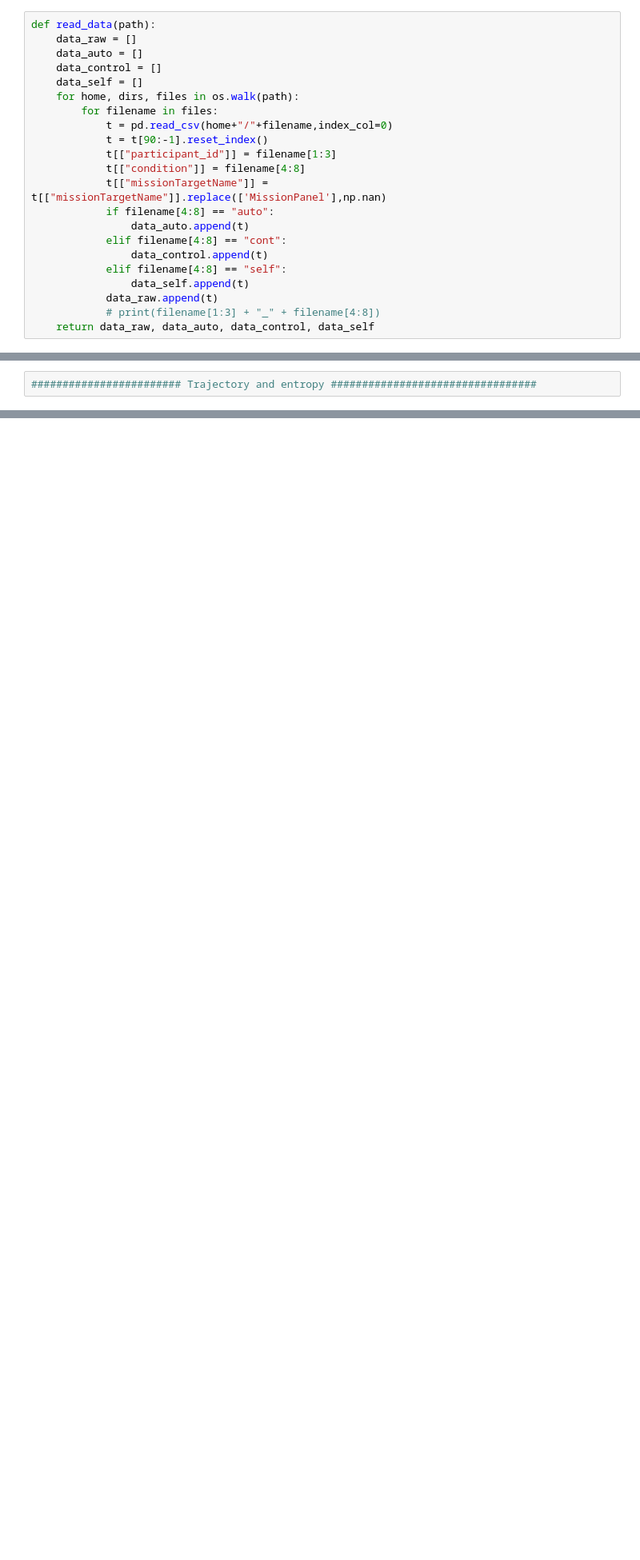
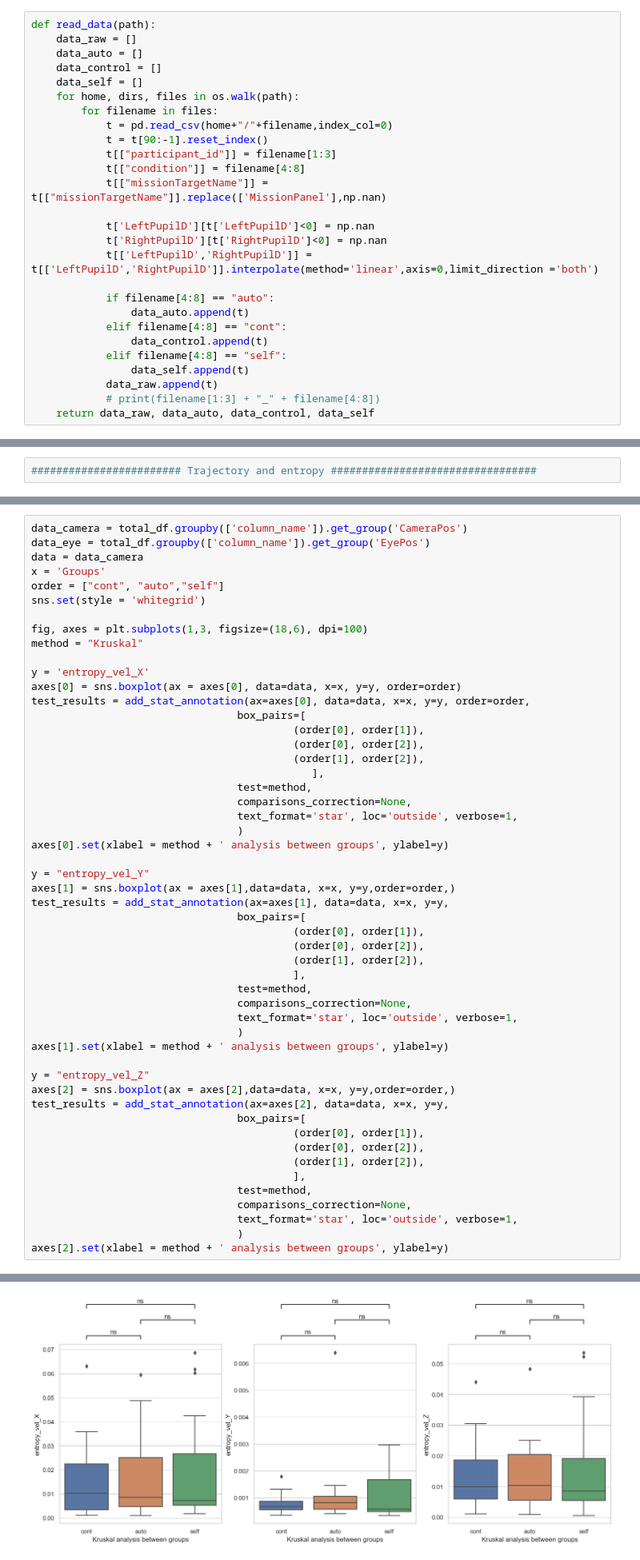
Before and after one commit to Tianyu-Zhou/NIST_Way_Finding, a Jupyter notebook: nist.ipynb, the cells around one changed output, grey strips where cells are left out. Shown at 80% size. Saved outputs shown, nothing was run; the diff lists cells and outputs as text; blank space fills up the shorter version.

```diff
--- a/nist.ipynb
+++ b/nist.ipynb
@@ -25,6 +28,11 @@ def read_data(path):
             t[["participant_id"]] = filename[1:3]
             t[["condition"]] = filename[4:8]
             t[["missionTargetName"]] = t[["missionTargetName"]].replace(['MissionPanel'],np.nan)
+
+            t['LeftPupilD'][t['LeftPupilD']<0] = np.nan
+            t['RightPupilD'][t['RightPupilD']<0] = np.nan
+            t[['LeftPupilD','RightPupilD']] = t[['LeftPupilD','RightPupilD']].interpolate(method='linear',axis=0,limit_direction ='both')
+
             if filename[4:8] == "auto":
                 data_auto.append(t)
             elif filename[4:8] == "cont":
@@ -705,0 +688,53 @@ KeyboardInterrupt:
+# %%
+data_camera = total_df.groupby(['column_name']).get_group('CameraPos')
+data_eye = total_df.groupby(['column_name']).get_group('EyePos')
+data = data_camera
+x = 'Groups'
+order = ["cont", "auto","self"]
+sns.set(style = 'whitegrid')
+
+fig, axes = plt.subplots(1,3, figsize=(18,6), dpi=100)
+method = "Kruskal"
+
+y = 'entropy_vel_X'
+axes[0] = sns.boxplot(ax = axes[0], data=data, x=x, y=y, order=order)
+test_results = add_stat_annotation(ax=axes[0], data=data, x=x, y=y, order=order,
+                                 box_pairs=[
+                                          (order[0], order[1]),
+                                          (order[0], order[2]),
+                                          (order[1], order[2]),
+                                             ],
+                                 test=method,
+                                 comparisons_correction=None,
+                                 text_format='star', loc='outside', verbose=1,
+                                 )
+axes[0].set(xlabel = method + ' analysis between groups', ylabel=y)
+
+y = "entropy_vel_Y"
+axes[1] = sns.boxplot(ax = axes[1],data=data, x=x, y=y,order=order,)
+test_results = add_stat_annotation(ax=axes[1], data=data, x=x, y=y,
+                                 box_pairs=[
+                                          (order[0], order[1]),
+                                          (order[0], order[2]),
+                                          (order[1], order[2]),
+                                          ],
+                                 test=method,
+                                 comparisons_correction=None,
+                                 text_format='star', loc='outside', verbose=1,
+                                 )
+axes[1].set(xlabel = method + ' analysis between groups', ylabel=y)
+
+y = "entropy_vel_Z"
+axes[2] = sns.boxplot(ax = axes[2],data=data, x=x, y=y,order=order,)
+test_results = add_stat_annotation(ax=axes[2], data=data, x=x, y=y,
+                                 box_pairs=[
+                                          (order[0], order[1]),
+                                          (order[0], order[2]),
+                                          (order[1], order[2]),
+                                          ],
+                                 test=method,
+                                 comparisons_correction=None,
+                                 text_format='star', loc='outside', verbose=1,
+                                 )
+axes[2].set(xlabel = method + ' analysis between groups', ylabel=y)
+# %% [output]
@@ -706,3 +760,4 @@ KeyboardInterrupt:
+[figure, added]
 # %%
 auto_df = pd.DataFrame()
 control_df = pd.DataFrame()
```
Also changed, not shown: parts of 18 cells of this notebook.
